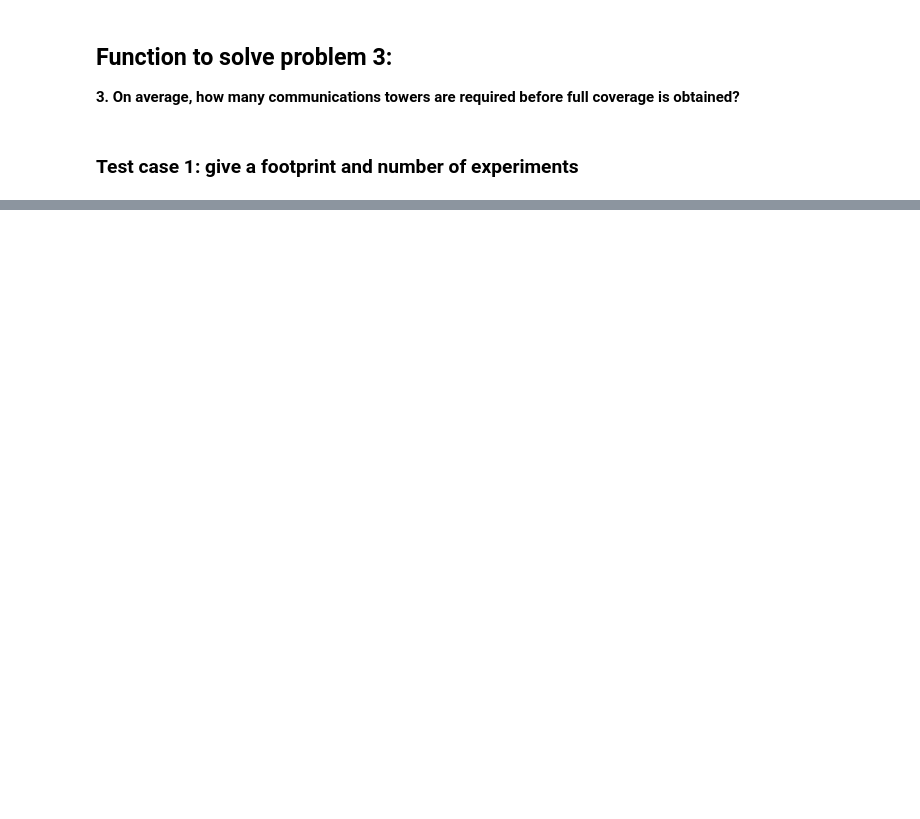
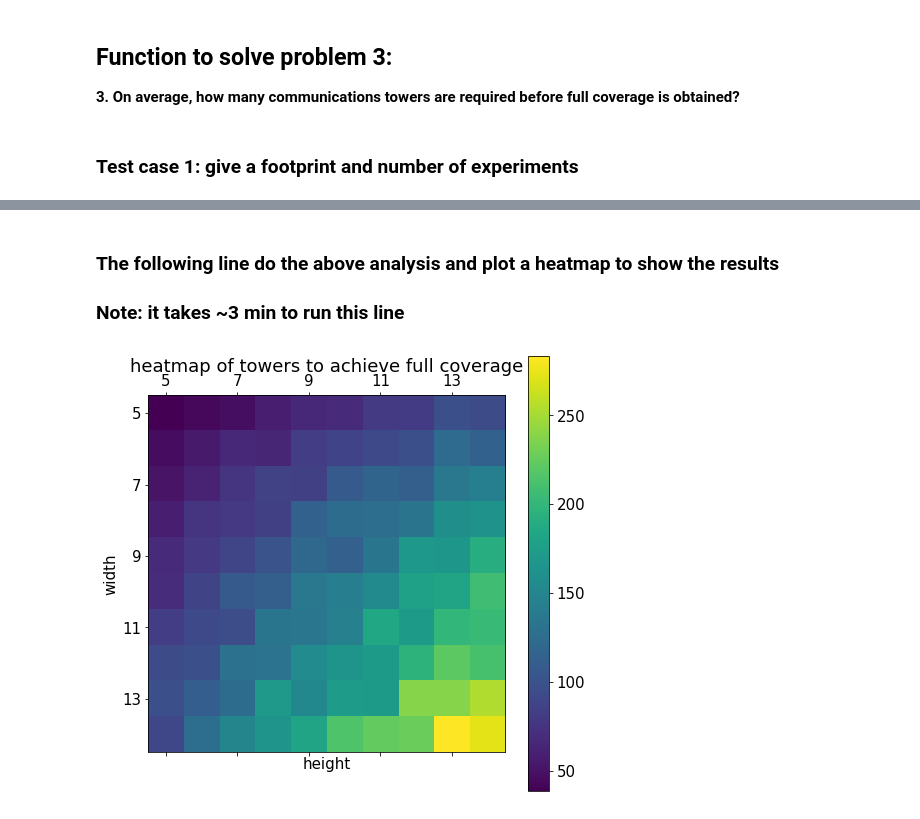
Before and after one commit to mikext/ECE143_individual_project, a Jupyter notebook: Individual_project_notebook.ipynb, the cells around one changed output, grey strips where cells are left out. Saved outputs shown, nothing was run; the diff lists cells and outputs as text; code cells hidden in the pictures; blank space fills up the shorter version.

```diff
--- a/Individual_project_notebook.ipynb
+++ b/Individual_project_notebook.ipynb
@@ -461,0 +514,2 @@ On average, 150.9 communications towers are required before full coverage is obt
+# %%
+avg_tower = commNetProblem3((14, 14), 100)
@@ -461,0 +592,40 @@ On average, 150.9 communications towers are required before full coverage is obt
+# %%
+def commNetNoftowersFull():
+
+    results = np.zeros((10, 10))
+    m_widths = range(5, 15)
+    m_heights = range(5, 15)
+    for height_ind, m_height in enumerate(m_heights):
+        # print "new height"
+        for width_ind, m_width in enumerate(m_widths):
+            # print "new width"
+            avg_tower = commNetProblem3((m_width, m_height), 100, print_result=False)
+            results[width_ind, height_ind] = avg_tower
+
+    return results
+# %%
+def commNetNoftowersFullPlot(results):
+
+    %matplotlib inline
+    plt.rc('font', size=15)
+
+    fig, ax = plt.subplots()
+    fig.set_size_inches(8, 8)
+    cax = ax.matshow(results)
+    fig.colorbar(cax)
+
+    alpha = map(lambda x : str(x), range(5, 14, 2))
+    ax.set_xticklabels(['']+alpha)
+    ax.set_yticklabels(['']+alpha)
+    plt.title("heatmap of towers to achieve full coverage")
+    plt.xlabel('height')
+    plt.ylabel('width')
+
+    plt.show()
+# %% [markdown]
+### The following line do the above analysis and plot a heatmap to show the results
+### Note: it takes ~3 min to run this line
+# %%
+commNetNoftowersFullPlot(commNetNoftowersFull())
+# %% [output]
+[figure, added]
```
Also changed, not shown: parts of 22 cells of this notebook.
